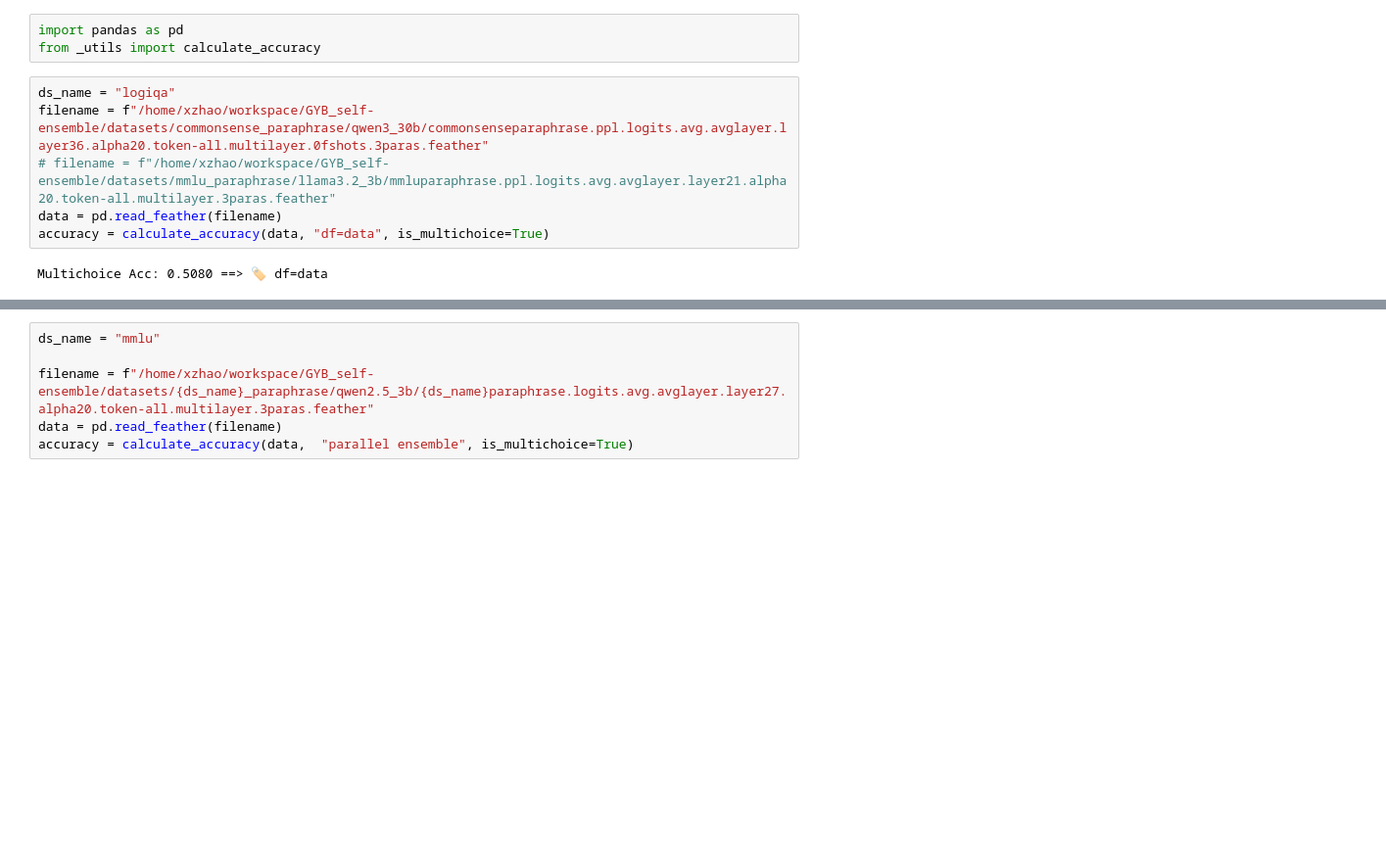
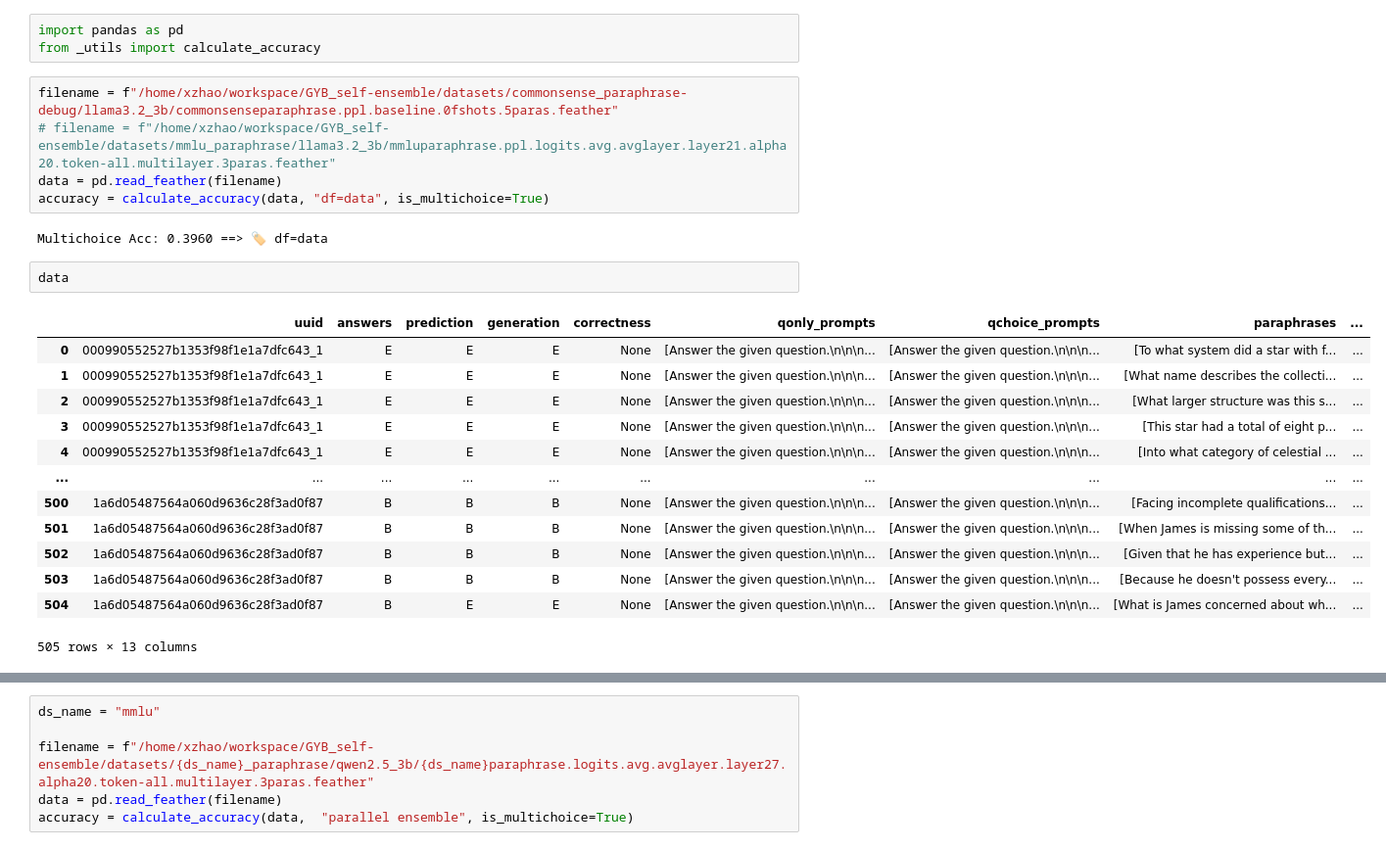
Before and after one commit to GuoYibo233/GYB_self-ensemble, a Jupyter notebook: notebooks/test_acc.ipynb, the cells around one changed output, grey strips where cells are left out. Shown at 98% size. Saved outputs shown, nothing was run; the diff lists cells and outputs as text; blank space fills up the shorter version.

```diff
--- a/notebooks/test_acc.ipynb
+++ b/notebooks/test_acc.ipynb
@@ -2,10 +2,25 @@
 import pandas as pd
 from _utils import calculate_accuracy
 # %%
-ds_name = "logiqa"
-filename = f"/home/xzhao/workspace/GYB_self-ensemble/datasets/commonsense_paraphrase/qwen3_30b/commonsenseparaphrase.ppl.logits.avg.avglayer.layer36.alpha20.token-all.multilayer.0fshots.3paras.feather"
+filename = f"/home/xzhao/workspace/GYB_self-ensemble/datasets/commonsense_paraphrase-debug/llama3.2_3b/commonsenseparaphrase.ppl.baseline.0fshots.5paras.feather"
 # filename = f"/home/xzhao/workspace/GYB_self-ensemble/datasets/mmlu_paraphrase/llama3.2_3b/mmluparaphrase.ppl.logits.avg.avglayer.layer21.alpha20.token-all.multilayer.3paras.feather"
 data = pd.read_feather(filename)
 accuracy = calculate_accuracy(data, "df=data", is_multichoice=True)
 # %% [output]
-Multichoice Acc: 0.5080 ==> 🏷️ df=data
+Multichoice Acc: 0.3960 ==> 🏷️ df=data
+# %%
+data
+# %% [output]
+|  | uuid | answers | prediction | generation | correctness | qonly_prompts | qchoice_prompts | paraphrases | ... |
+| 0 | 000990552527b1353f98f1e1a7dfc643_1 | E | E | E | None | [Answer the given question.\n\n\n... | [Answer the given question.\n\n\n... | [To what system did a star with f... | ... |
+| 1 | 000990552527b1353f98f1e1a7dfc643_1 | E | E | E | None | [Answer the given question.\n\n\n... | [Answer the given question.\n\n\n... | [What name describes the collecti... | ... |
+| 2 | 000990552527b1353f98f1e1a7dfc643_1 | E | E | E | None | [Answer the given question.\n\n\n... | [Answer the given question.\n\n\n... | [What larger structure was this s... | ... |
+| 3 | 000990552527b1353f98f1e1a7dfc643_1 | E | E | E | None | [Answer the given question.\n\n\n... | [Answer the given question.\n\n\n... | [This star had a total of eight p... | ... |
+| 4 | 000990552527b1353f98f1e1a7dfc643_1 | E | E | E | None | [Answer the given question.\n\n\n... | [Answer the given question.\n\n\n... | [Into what category of celestial ... | ... |
+| ... | ... | ... | ... | ... | ... | ... | ... | ... | ... |
+| 500 | 1a6d05487564a060d9636c28f3ad0f87 | B | B | B | None | [Answer the given question.\n\n\n... | [Answer the given question.\n\n\n... | [Facing incomplete qualifications... | ... |
+| 501 | 1a6d05487564a060d9636c28f3ad0f87 | B | B | B | None | [Answer the given question.\n\n\n... | [Answer the given question.\n\n\n... | [When James is missing some of th... | ... |
+| 502 | 1a6d05487564a060d9636c28f3ad0f87 | B | B | B | None | [Answer the given question.\n\n\n... | [Answer the given question.\n\n\n... | [Given that he has experience but... | ... |
+| 503 | 1a6d05487564a060d9636c28f3ad0f87 | B | B | B | None | [Answer the given question.\n\n\n... | [Answer the given question.\n\n\n... | [Because he doesn't possess every... | ... |
+| 504 | 1a6d05487564a060d9636c28f3ad0f87 | B | E | E | None | [Answer the given question.\n\n\n... | [Answer the given question.\n\n\n... | [What is James concerned about wh... | ... |
+505 rows × 13 columns
```
Also changed, not shown: parts of 8 cells of this notebook, 11 other files.
